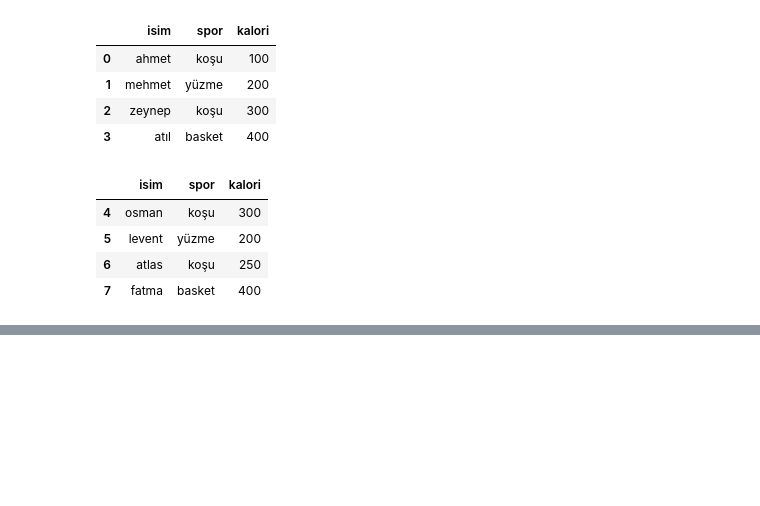
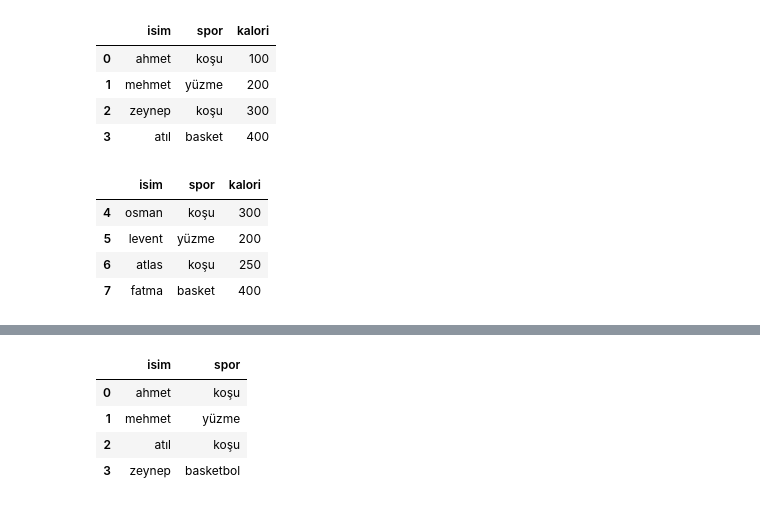
Before and after one commit to MervePayar/pythonKurs, a Jupyter notebook: 25-pandasDataFrame.ipynb, the cells around one changed output, grey strips where cells are left out. Cells and saved outputs as stored; diff of their text form; code cells hidden in the pictures; blank space fills up the shorter version.

```diff
--- a/25-pandasDataFrame.ipynb
+++ b/25-pandasDataFrame.ipynb
@@ -343,0 +381,8 @@ df_2
+# %%
+mergedf
+# %% [output]
+|  | isim | spor |
+| 0 | ahmet | koşu |
+| 1 | mehmet | yüzme |
+| 2 | atıl | koşu |
+| 3 | zeynep | basketbol |
```
Also changed, not shown: parts of 14 cells of this notebook.
